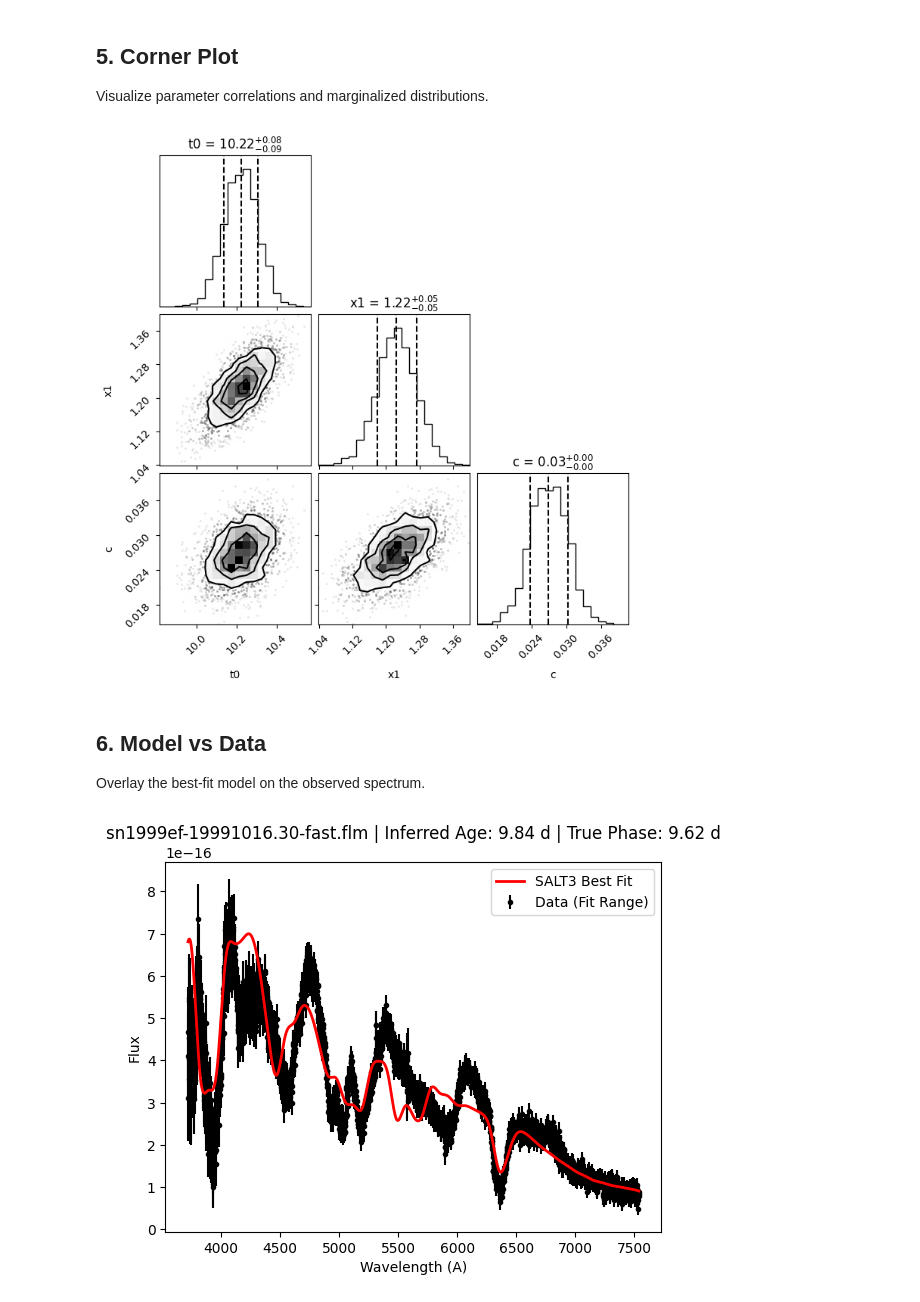
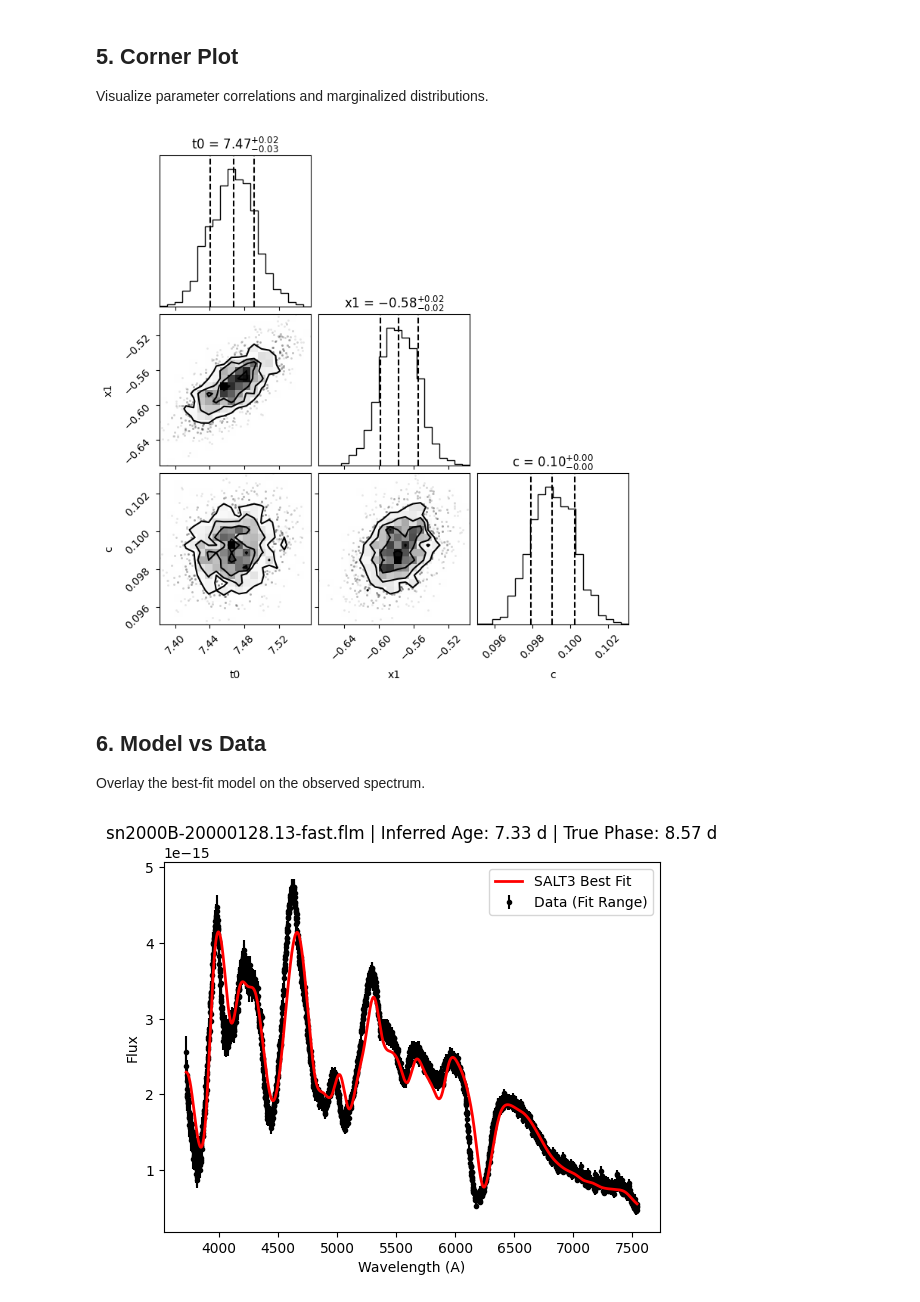
Before and after one commit to p-massey/bayesian_framework, a Jupyter notebook: notebooks/single_spectrum_fit.ipynb, the cells around one changed output. Saved outputs shown, nothing was run; the diff lists cells and outputs as text; code cells hidden in the pictures.

```diff
--- a/notebooks/single_spectrum_fit.ipynb
+++ b/notebooks/single_spectrum_fit.ipynb
@@ -12,11 +12,11 @@ import corner
 from dynesty import plotting as dyplot
 
 
-SPECTRA_DIR = '/Users/pxm588@student.bham.ac.uk/PhD/bayesian_framework/data/all_spectra_dereddened'
+SPECTRA_DIR = '../data/all_spectra_dereddened'
 PARAM_FILE = "../data/cfasnIa_param.dat"
 SNID_RESULTS = "../outputs/method_comparison/cfa_SNID_results.csv"
 MODEL_NAME = 'salt3'
-NLIVE = 500
+NLIVE = 300
 
 %matplotlib inline
 plt.rcParams['figure.figsize'] = (10, 6)
@@ -124,7 +82,7 @@ def run_fit2(wavelength, flux, flux_err, mjd_obs, nlive, redshift=None):
         return -0.5 * chisq if not np.isnan(chisq) else -1e10
 
 
-    sampler = dynesty.NestedSampler(ll, pt, len(params), nlive=nlive, sample='rslice')
+    sampler = dynesty.NestedSampler(ll, pt, len(params), nlive=nlive, sample='rwalk')
     sampler.run_nested()
     return sampler.results, params
 # %% [markdown]
@@ -133,6 +91,6 @@ Select a spectrum from the `data/all_spectra` directory.
 # %%
 # Example file
-FILENAME = 'sn1999ef-19991016.30-fast.flm'
+FILENAME = 'sn2000B-20000128.13-fast.flm'
 
 # Get params from SNID results
 true_phase = None
@@ -214,37 +172,46 @@ samples = dynesty.utils.resample_equal(results.samples, weights)
 fig = corner.corner(samples, labels=params_names, quantiles=[0.16, 0.5, 0.84], show_titles=True)
 plt.show()
 # %% [output]
-[figure, old version]
+[figure, new version]
 # %% [markdown]
 ## 6. Model vs Data
 Overlay the best-fit model on the observed spectrum.
 # %%
 # Get median parameters
 med_params = np.median(samples, axis=0)
 p_dict = dict(zip(params_names, med_params))
 
 model = sncosmo.Model(source=MODEL_NAME)
 model.set(z=z)
 
 model.set(**p_dict)
+
+t0_offset = p_dict['t0']
+t0_mjd = mjd_max - t0_offset * (1 + z)   # undo the transform from run_fit2
+
+model.set(t0=t0_mjd)
+model.set(x1=p_dict['x1'], c=p_dict['c'])
 model.set(x0=1.0)
-m_flux_unit = model.flux(p_dict['t0'], wave_f)
+m_flux_unit = model.flux(mjd_max, wave_f)  # evaluate at the observation epoch
+
 w = 1.0 / err_f**2
 x0_best = np.sum(flux_f * m_flux_unit * w) / np.sum(m_flux_unit**2 * w)
 model.set(x0=x0_best)
+
+
 model_flux = m_flux_unit * x0_best
 
 plt.errorbar(wave_f, flux_f, yerr=err_f, fmt='.', color='black', label='Data (Fit Range)')
 plt.plot(wave_f, model_flux, color='red', lw=2, label='SALT3 Best Fit',zorder=10)
 
 inferred_age = (p_dict['t0']) / (1 + z)
 plt.title(f"{FILENAME} | Inferred Age: {inferred_age:.2f} d | True Phase: {true_phase:.2f} d" if true_phase is not None else f"{FILENAME} | Inferred Age: {inferred_age:.2f} d")
 plt.xlabel("Wavelength (A)")
 plt.ylabel("Flux")
 plt.legend()
 plt.show()
 # %% [output]
-[figure, old version]
+[figure, new version]
 # %%
 SNID_DIR = '/Users/pxm588@student.bham.ac.uk/Desktop/snid/cfa_pipeline/all_spectra_dereddened_snidded_supersnid'
 
```
Also changed, not shown: parts of 8 cells of this notebook, 37 other files.
